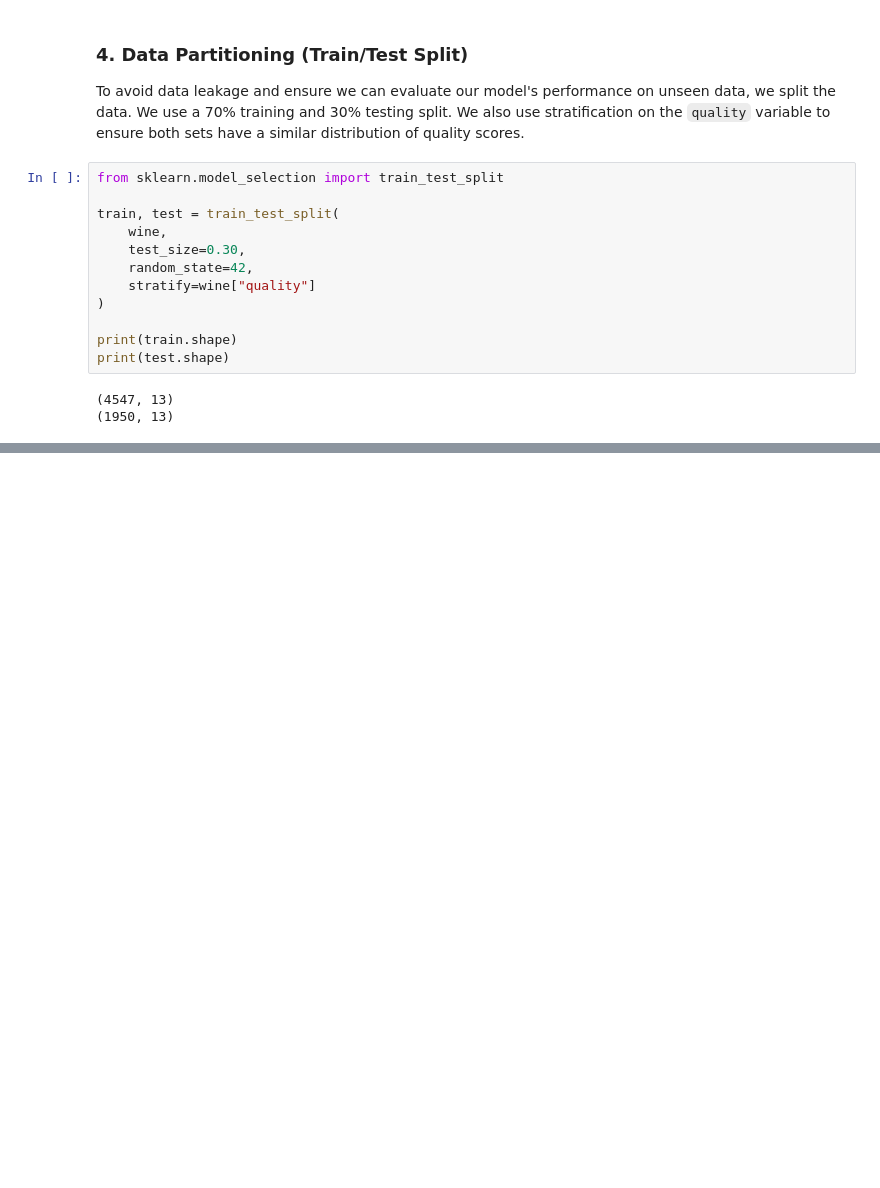
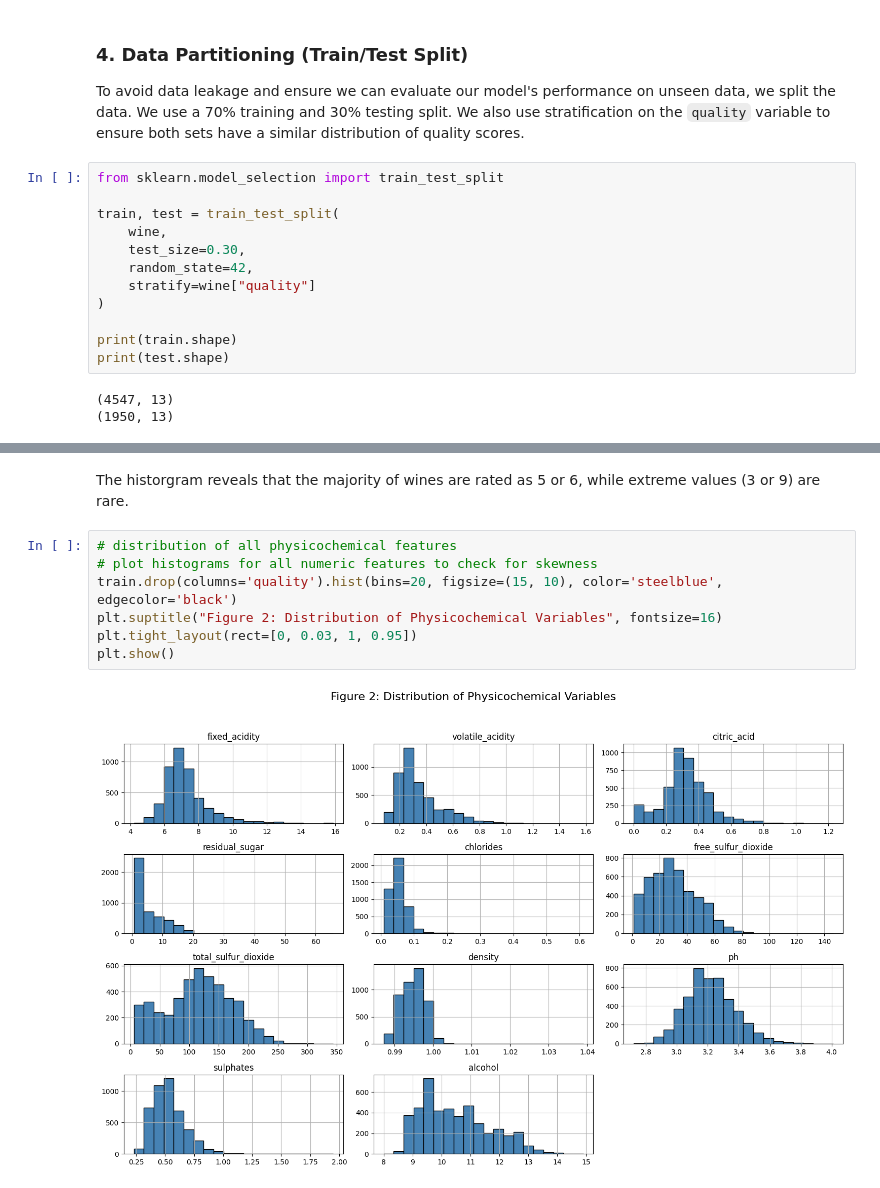
Before and after one commit to UBC-DSCI-310-2025W2/dsci-310-group-13, a Jupyter notebook: wine-quality-analysis.ipynb, the cells around one changed output, grey strips where cells are left out. Saved outputs shown, nothing was run; the diff lists cells and outputs as text; blank space fills up the shorter version.

```diff
--- a/wine-quality-analysis.ipynb
+++ b/wine-quality-analysis.ipynb
@@ -91,0 +138,11 @@ print(test.shape)
+# %% [markdown]
+The historgram reveals that the majority of wines are rated as 5 or 6, while extreme values (3 or 9) are rare.
+# %%
+# distribution of all physicochemical features
+# plot histograms for all numeric features to check for skewness
+train.drop(columns='quality').hist(bins=20, figsize=(15, 10), color='steelblue', edgecolor='black')
+plt.suptitle("Figure 2: Distribution of Physicochemical Variables", fontsize=16)
+plt.tight_layout(rect=[0, 0.03, 1, 0.95])
+plt.show()
+# %% [output]
+[figure, added]
```
Also changed, not shown: parts of 22 cells of this notebook.
